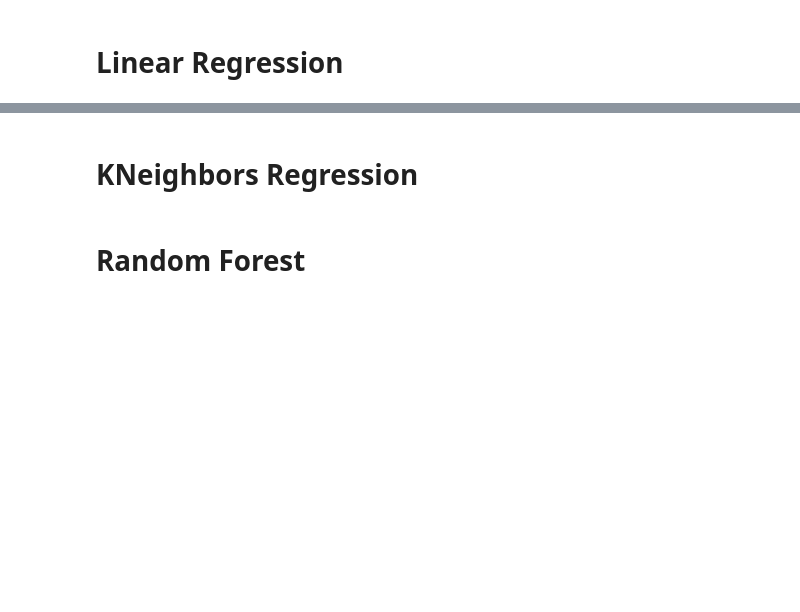
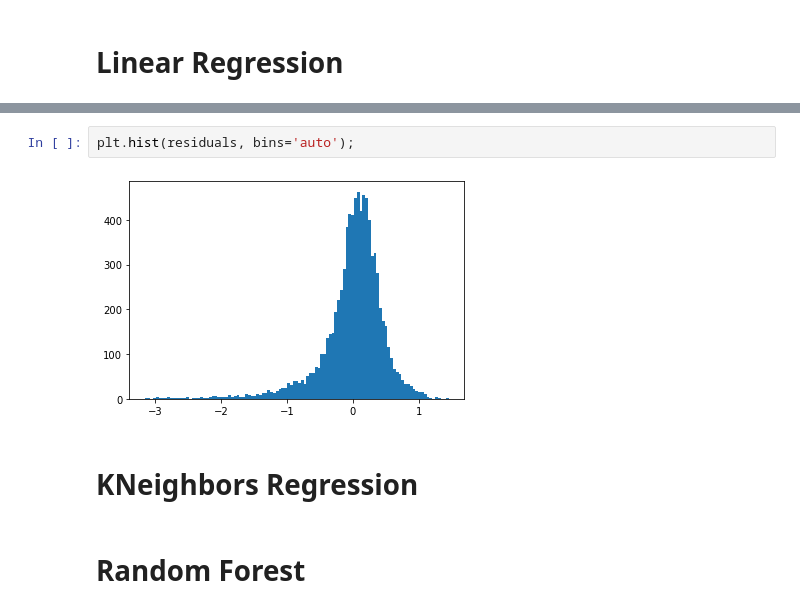
Before and after one commit to halmonchaquayla/Google-Play-Store-Analysis, a Jupyter notebook: Models.ipynb, the cells around one changed output, grey strips where cells are left out. Saved outputs shown, nothing was run; the diff lists cells and outputs as text; blank space fills up the shorter version.

```diff
--- a/Models.ipynb
+++ b/Models.ipynb
@@ -178,3 +321,7 @@ All the continuous variable are very skewed. Major outliers with Reviews and Ins
+# %%
+plt.hist(residuals, bins='auto');
+# %% [output]
+[figure, added]
 # %% [markdown]
 # KNeighbors Regression
 # %% [markdown]
```
Also changed, not shown: parts of 18 cells of this notebook.
